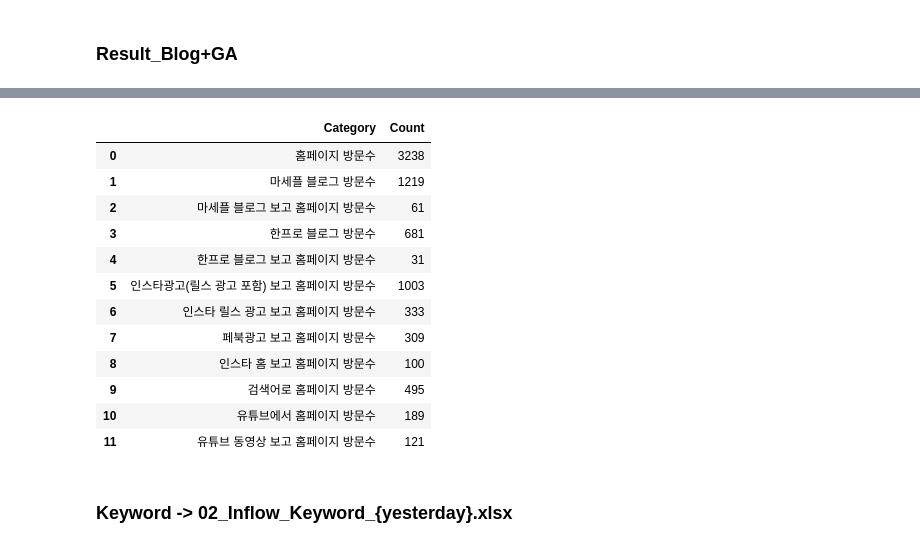
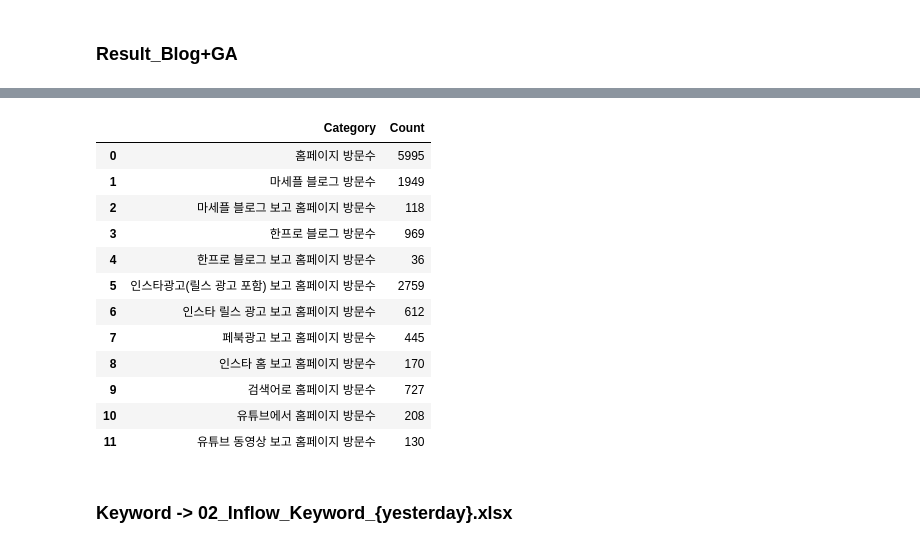
Before and after one commit to kang00111/funnel_test, a Jupyter notebook: blog+ga(notadmin)_2.ipynb, the cells around one changed output, grey strips where cells are left out. Drawn from its saved outputs; the diff is of its cells as text; code cells hidden in the pictures.

```diff
--- a/blog+ga(notadmin)_2.ipynb
+++ b/blog+ga(notadmin)_2.ipynb
@@ -412,10 +421,43 @@ condition_a.value_counts()
 filtered_a = df_ga[condition_a]
 
 ids_a = filtered_a['아이디'].unique().tolist()  # 기존의 고유한 아이디 목록을 리스트로 변환
-ids_a.append('1828185651.1705389498')  # 새로운 아이디를 추가
+ids_a.extend(['1828185651.1705389498', '417241095.1705634348', '1602359817.1707964923'])  # 새로운 아이디를 추가
 
-condition_b = df_ga.groupby('아이디')['체류시간'].sum() >= 18000
-ids_b = condition_b[condition_b].index
+# condition_b = df_ga.groupby('아이디')['체류시간'].sum() >= 18000
+# ids_b = condition_b[condition_b].index
+
+ids_b = ['1021566177.1707466356', '1083942841.1695711394',
+       '1120703410.1706587025', '112167875.1704799413',
+       '1140615326.1706539096', '1158917536.1707880810',
+       '1188470945.1704806360', '1195499539.1705461693',
+       '1208982378.1707455391', '1250133156.1706801009',
+       '130036583.1660629517', '1302147567.1707929419',
+       '1312396219.1707191882', '1312429530.1677388875',
+       '1323533573.1707880592', '1341286132.1689068932',
+       '1341500281.1707228435', '135745452.1687348999',
+       '1362795537.1707364318', '1392746774.1707093754',
+       '1414598046.1706604478', '1437195581.1701747873',
+       '1535161370.1707530975', '1542469471.1706330459',
+       '1549941021.1706832674', '1588483927.1696296964',
+       '1592112601.1686896453', '1627436795.1707440156',
+       '1644808335.1706455834', '1645381003.1707756395',
+       '1739828001.1705369497', '1757415153.1705996376',
+       '1771636829.1707531355', '198483479.1707868974',
+       '2054491282.1707951088',
+       '2078435867.1706074815', '2105957382.1707103400',
+       '2115567724.1705386386', '278436795.1700370232', '288263341.1705334410',
+       '302251614.1707783216', '306548010.1699417096', '335460286.1707105953',
+       '352146708.1707529167', '400501807.1707570514', '420765241.1705305938',
+       '48543513.1707440466', '52044247.1693770278', '54599874.1707924934',
+       '555071005.1702130820', '577908767.1706330356', '593811738.1706411252',
+       '605077705.1702539997', '639043677.1706935086', '649116625.1707636536',
+       '736497018.1707340441', '740700171.1705212161', '744027507.1707038633',
+       '768492148.1699924210', '771137756.1707490369', '799231654.1707925045',
+       '813986486.1707308094', '838526411.1705675392', '858944222.1699852150',
+       '861783116.1705336795', '892793016.1701953466', '910079147.1700545452',
+       '920629470.1705452306', '936659568.1707636674', '965385222.1704683076',
+       '97146443.1707440532']
+
 admin_ids = set(ids_a) | set(ids_b)
 
 print(len(ids_a), len(ids_b))
@@ -588,47 +663,47 @@ count_ih_hh = len(df_ga_result[df_ga_result['source'].str.startswith('linktr.ee'
 count_kw_hh = count_hh - df_ga_result['keyword'].isna().sum()
 count_ir_hh = len(df_ga_result[df_ga_result['source'].str.startswith('igreels').fillna(False)])
 count_yt_hh = len(df_ga_result[df_ga_result['source'].str.startswith('youtube').fillna(False)])
 count_sy_hh = len(df_ga_result[df_ga_result['source'].str.startswith('youtube.com').fillna(False)])
 
 count_bm = len(df_blog_result[df_blog_result['1'].str.startswith('https://blog.naver.com/mysecondplace')])
 count_bh = len(df_blog_result[df_blog_result['1'].str.startswith('https://blog.naver.com/hanpro911')])
 
 counts = {
     '홈페이지 방문수': count_hh,
     '마세플 블로그 방문수': count_bm,
     '마세플 블로그 보고 홈페이지 방문수': count_bm_hh,
     '한프로 블로그 방문수': count_bh,
     '한프로 블로그 보고 홈페이지 방문수': count_bh_hh,
     '인스타광고(릴스 광고 포함) 보고 홈페이지 방문수': count_ia_hh,
     '인스타 릴스 광고 보고 홈페이지 방문수': count_ir_hh,
     '페북광고 보고 홈페이지 방문수': count_fa_hh,
     '인스타 홈 보고 홈페이지 방문수': count_ih_hh,
     '검색어로 홈페이지 방문수': count_kw_hh,
     '유튜브에서 홈페이지 방문수': count_yt_hh,
     '유튜브 동영상 보고 홈페이지 방문수': count_yt_hh - count_sy_hh
 
 }
 
 # Create DataFrame
 inflow_statistics = pd.DataFrame(list(counts.items()), columns=['Category', 'Count'])
-file_name = f"02_Inflow_Statistics_{yesterday}.xlsx"
-full_file_path = os.path.join(upper_path, file_name)
+file_name = f"001_Inflow_Statistics_{yesterday}.xlsx"
+full_file_path = os.path.join(request_path, file_name)
 inflow_statistics.to_excel(full_file_path, index=False)
 inflow_statistics
 # %% [output]
 |  | Category | Count |
-| 0 | 홈페이지 방문수 | 3238 |
-| 1 | 마세플 블로그 방문수 | 1219 |
-| 2 | 마세플 블로그 보고 홈페이지 방문수 | 61 |
-| 3 | 한프로 블로그 방문수 | 681 |
-| 4 | 한프로 블로그 보고 홈페이지 방문수 | 31 |
-| 5 | 인스타광고(릴스 광고 포함) 보고 홈페이지 방문수 | 1003 |
-| 6 | 인스타 릴스 광고 보고 홈페이지 방문수 | 333 |
-| 7 | 페북광고 보고 홈페이지 방문수 | 309 |
-| 8 | 인스타 홈 보고 홈페이지 방문수 | 100 |
-| 9 | 검색어로 홈페이지 방문수 | 495 |
-| 10 | 유튜브에서 홈페이지 방문수 | 189 |
-| 11 | 유튜브 동영상 보고 홈페이지 방문수 | 121 |
+| 0 | 홈페이지 방문수 | 5995 |
+| 1 | 마세플 블로그 방문수 | 1949 |
+| 2 | 마세플 블로그 보고 홈페이지 방문수 | 118 |
+| 3 | 한프로 블로그 방문수 | 969 |
+| 4 | 한프로 블로그 보고 홈페이지 방문수 | 36 |
+| 5 | 인스타광고(릴스 광고 포함) 보고 홈페이지 방문수 | 2759 |
+| 6 | 인스타 릴스 광고 보고 홈페이지 방문수 | 612 |
+| 7 | 페북광고 보고 홈페이지 방문수 | 445 |
+| 8 | 인스타 홈 보고 홈페이지 방문수 | 170 |
+| 9 | 검색어로 홈페이지 방문수 | 727 |
+| 10 | 유튜브에서 홈페이지 방문수 | 208 |
+| 11 | 유튜브 동영상 보고 홈페이지 방문수 | 130 |
 # %% [markdown]
 ### Keyword -> 02_Inflow_Keyword_{yesterday}.xlsx
 # %%
```
Also changed, not shown: parts of 23 cells of this notebook, 1 other file.
